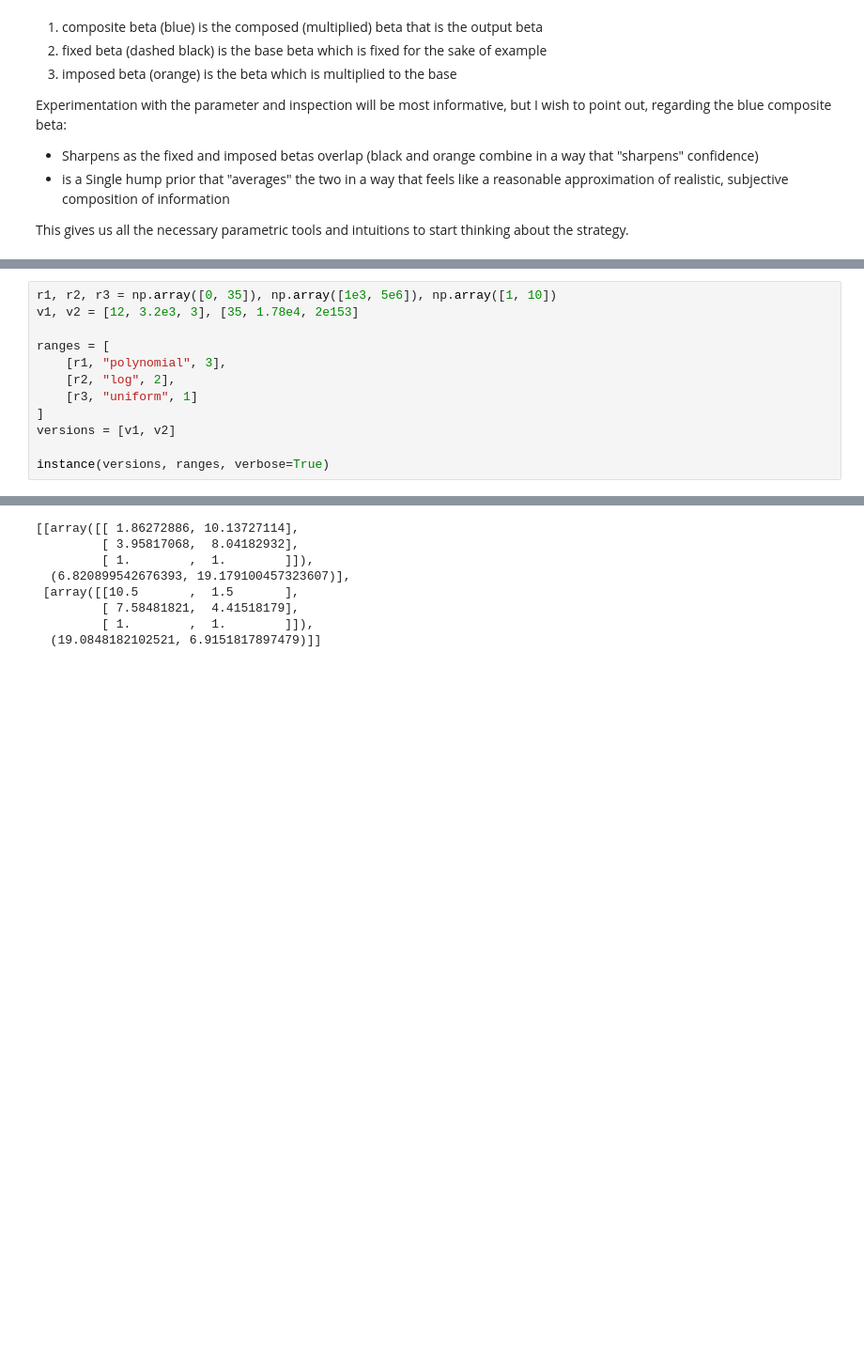
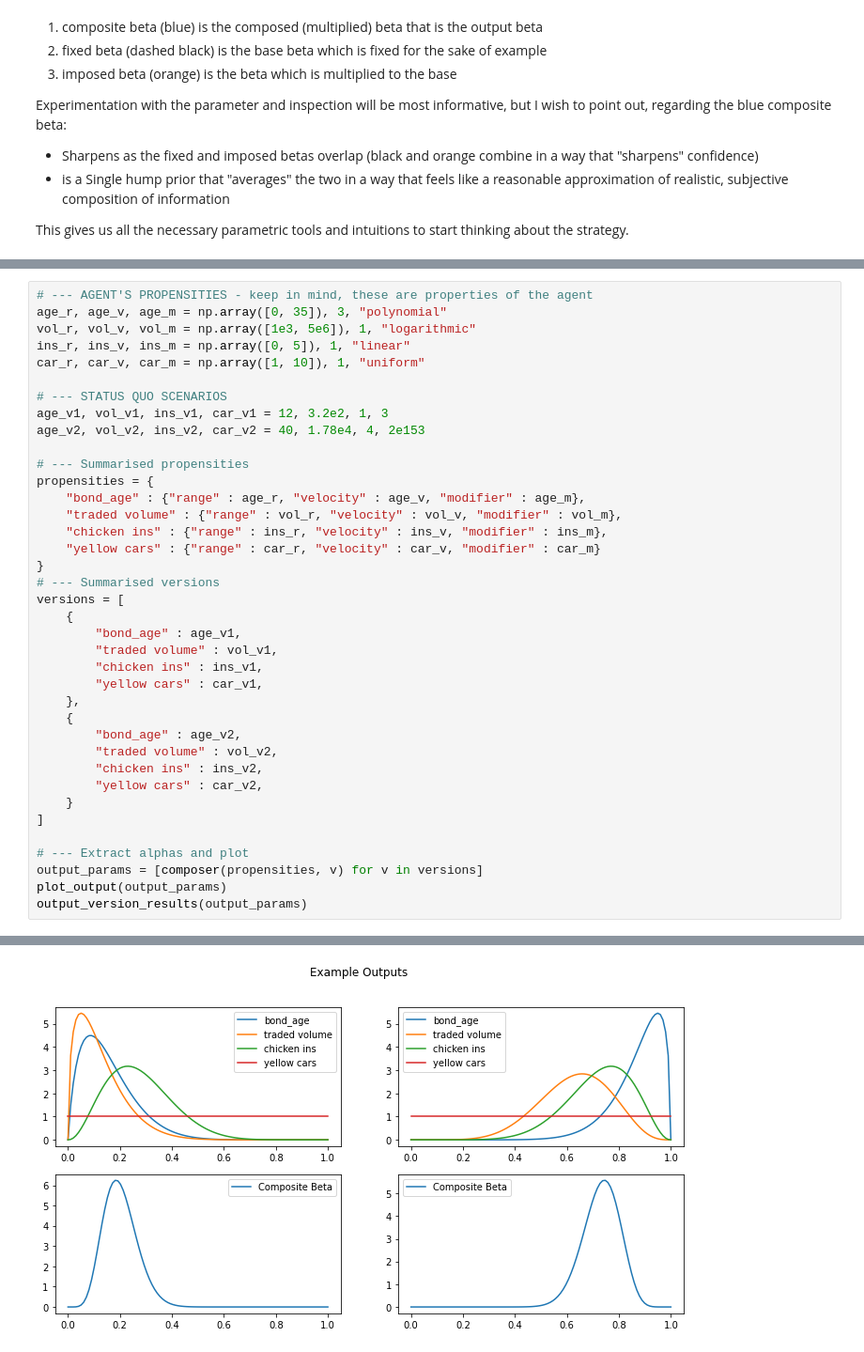
Before and after one commit to endaoed/chicken-bonds, a Jupyter notebook: explaining_beta.ipynb, the cells around one changed output, grey strips where cells are left out. Shown at 94% size. Saved outputs shown, nothing was run; the diff lists cells and outputs as text; blank space fills up the shorter version.

```diff
--- a/explaining_beta.ipynb
+++ b/explaining_beta.ipynb
@@ -240,13 +295,39 @@ Yeah this example is kinda fudged. I don't have the time or energy to clean it u
 # %%
-r1, r2, r3 = np.array([0, 35]), np.array([1e3, 5e6]), np.array([1, 10])
-v1, v2 = [12, 3.2e3, 3], [35, 1.78e4, 2e153]
+# --- AGENT'S PROPENSITIES - keep in mind, these are properties of the agent
+age_r, age_v, age_m = np.array([0, 35]), 3, "polynomial"
+vol_r, vol_v, vol_m = np.array([1e3, 5e6]), 1, "logarithmic"
+ins_r, ins_v, ins_m = np.array([0, 5]), 1, "linear"
+car_r, car_v, car_m = np.array([1, 10]), 1, "uniform"
 
-ranges = [
-    [r1, "polynomial", 3],
-    [r2, "log", 2],
-    [r3, "uniform", 1]
+# --- STATUS QUO SCENARIOS
+age_v1, vol_v1, ins_v1, car_v1 = 12, 3.2e2, 1, 3
+age_v2, vol_v2, ins_v2, car_v2 = 40, 1.78e4, 4, 2e153
+
+# --- Summarised propensities
+propensities = {
+    "bond_age" : {"range" : age_r, "velocity" : age_v, "modifier" : age_m},
+    "traded volume" : {"range" : vol_r, "velocity" : vol_v, "modifier" : vol_m},
+    "chicken ins" : {"range" : ins_r, "velocity" : ins_v, "modifier" : ins_m},
+    "yellow cars" : {"range" : car_r, "velocity" : car_v, "modifier" : car_m}
+}
+# --- Summarised versions
+versions = [
+    {
+        "bond_age" : age_v1,
+        "traded volume" : vol_v1,
+        "chicken ins" : ins_v1,
+        "yellow cars" : car_v1,
+    },
+    {
+        "bond_age" : age_v2,
+        "traded volume" : vol_v2,
+        "chicken ins" : ins_v2,
+        "yellow cars" : car_v2,
+    }
 ]
-versions = [v1, v2]
 
-instance(versions, ranges, verbose=True)
+# --- Extract alphas and plot
+output_params = [composer(propensities, v) for v in versions]
+plot_output(output_params)
+output_version_results(output_params)
 # %% [output]
@@ -261,8 +352 @@ composed parameters:  (19.0848182102521, 6.9151817897479)
-[[array([[ 1.86272886, 10.13727114],
-         [ 3.95817068,  8.04182932],
-         [ 1.        ,  1.        ]]),
-  (6.820899542676393, 19.179100457323607)],
- [array([[10.5       ,  1.5       ],
-         [ 7.58481821,  4.41518179],
-         [ 1.        ,  1.        ]]),
-  (19.0848182102521, 6.9151817897479)]]
+[figure, added]
```
Also changed, not shown: parts of 14 cells of this notebook, 1 other file.
